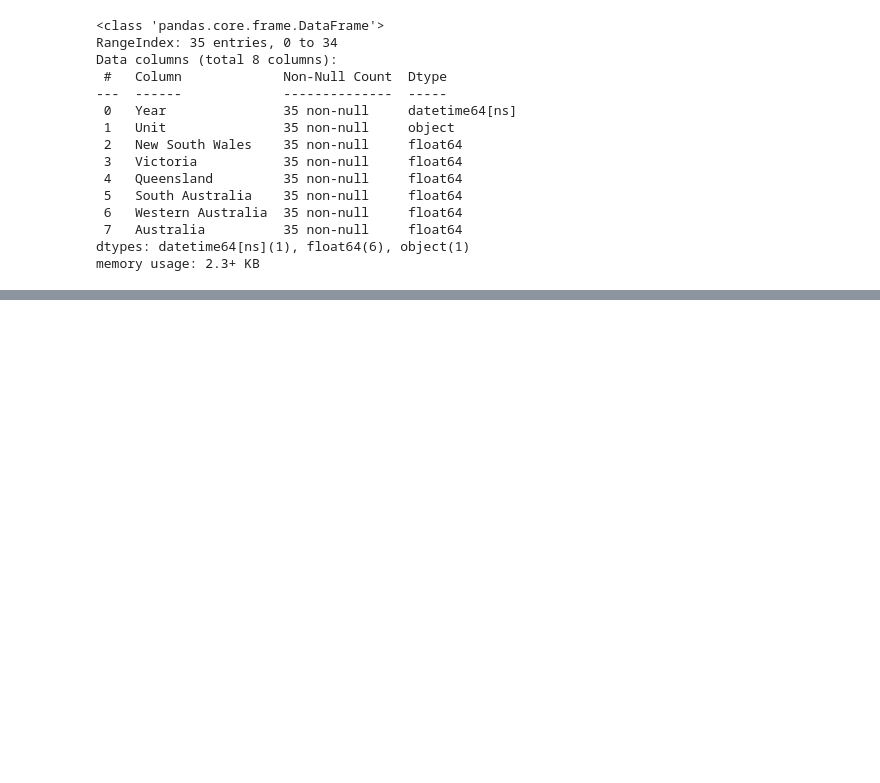
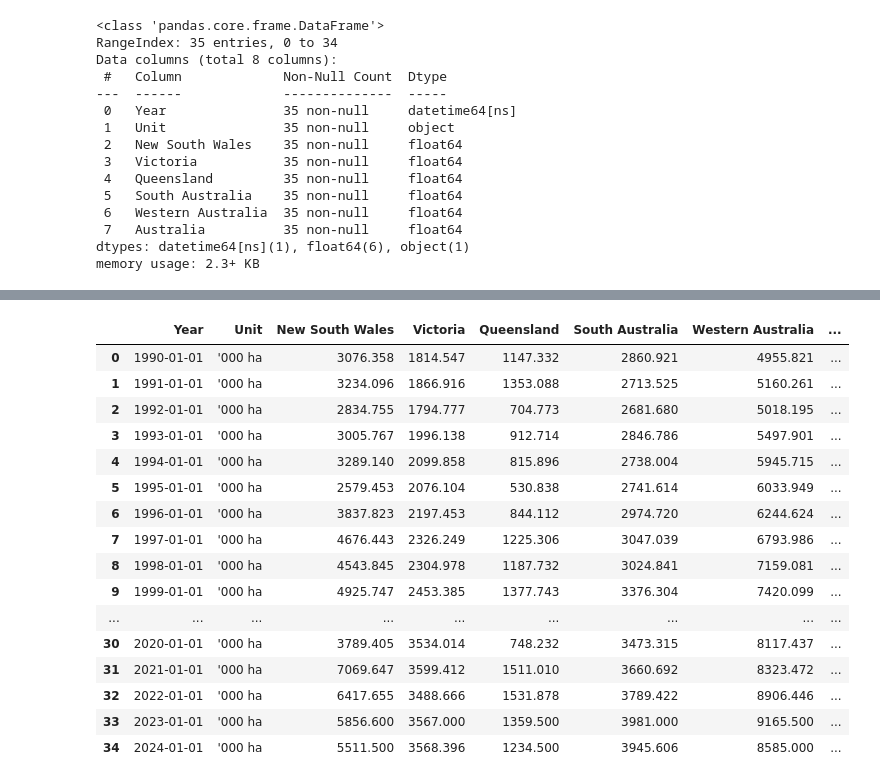
Before and after one commit to Moisebea/Crop_Report, a Jupyter notebook: OneDrive/Documents/Bureau/ABARES Dec Crop Report/Scraping_data.ipynb, the cells around one changed output, grey strips where cells are left out. Saved outputs shown, nothing was run; the diff lists cells and outputs as text; code cells hidden in the pictures; blank space fills up the shorter version.

```diff
--- a/OneDrive/Documents/Bureau/ABARES Dec Crop Report/Scraping_data.ipynb
+++ b/OneDrive/Documents/Bureau/ABARES Dec Crop Report/Scraping_data.ipynb
@@ -323,0 +376,3 @@ Table_2
+# %%
+table_2_clean['Year'] = table_2_clean['Year'].apply(clean_year_value)
+table_2_clean['Year']
@@ -323,0 +397,3 @@ Table_2
+# %%
+table_2_clean['Year']= pd.to_datetime(table_2_clean['Year'],format='%Y')
+table_2_clean['Year']
@@ -323,0 +443,22 @@ Table_2
+# %%
+table_2_clean =table_2_clean.rename(columns={'New South \nWales':'New South Wales'})
+# %%
+table_2_clean
+# %% [output]
+|  | Year | Unit | New South Wales | Victoria | Queensland | South Australia | Western Australia | ... |
+| 0 | 1990-01-01 | '000 ha | 3076.358 | 1814.547 | 1147.332 | 2860.921 | 4955.821 | ... |
+| 1 | 1991-01-01 | '000 ha | 3234.096 | 1866.916 | 1353.088 | 2713.525 | 5160.261 | ... |
+| 2 | 1992-01-01 | '000 ha | 2834.755 | 1794.777 | 704.773 | 2681.680 | 5018.195 | ... |
+| 3 | 1993-01-01 | '000 ha | 3005.767 | 1996.138 | 912.714 | 2846.786 | 5497.901 | ... |
+| 4 | 1994-01-01 | '000 ha | 3289.140 | 2099.858 | 815.896 | 2738.004 | 5945.715 | ... |
+| 5 | 1995-01-01 | '000 ha | 2579.453 | 2076.104 | 530.838 | 2741.614 | 6033.949 | ... |
+| 6 | 1996-01-01 | '000 ha | 3837.823 | 2197.453 | 844.112 | 2974.720 | 6244.624 | ... |
+| 7 | 1997-01-01 | '000 ha | 4676.443 | 2326.249 | 1225.306 | 3047.039 | 6793.986 | ... |
+| 8 | 1998-01-01 | '000 ha | 4543.845 | 2304.978 | 1187.732 | 3024.841 | 7159.081 | ... |
+| 9 | 1999-01-01 | '000 ha | 4925.747 | 2453.385 | 1377.743 | 3376.304 | 7420.099 | ... |
+| ... | ... | ... | ... | ... | ... | ... | ... | ... |
+| 30 | 2020-01-01 | '000 ha | 3789.405 | 3534.014 | 748.232 | 3473.315 | 8117.437 | ... |
+| 31 | 2021-01-01 | '000 ha | 7069.647 | 3599.412 | 1511.010 | 3660.692 | 8323.472 | ... |
+| 32 | 2022-01-01 | '000 ha | 6417.655 | 3488.666 | 1531.878 | 3789.422 | 8906.446 | ... |
+| 33 | 2023-01-01 | '000 ha | 5856.600 | 3567.000 | 1359.500 | 3981.000 | 9165.500 | ... |
+| 34 | 2024-01-01 | '000 ha | 5511.500 | 3568.396 | 1234.500 | 3945.606 | 8585.000 | ... |
```
Also changed, not shown: parts of 19 cells of this notebook, 2 other files.
